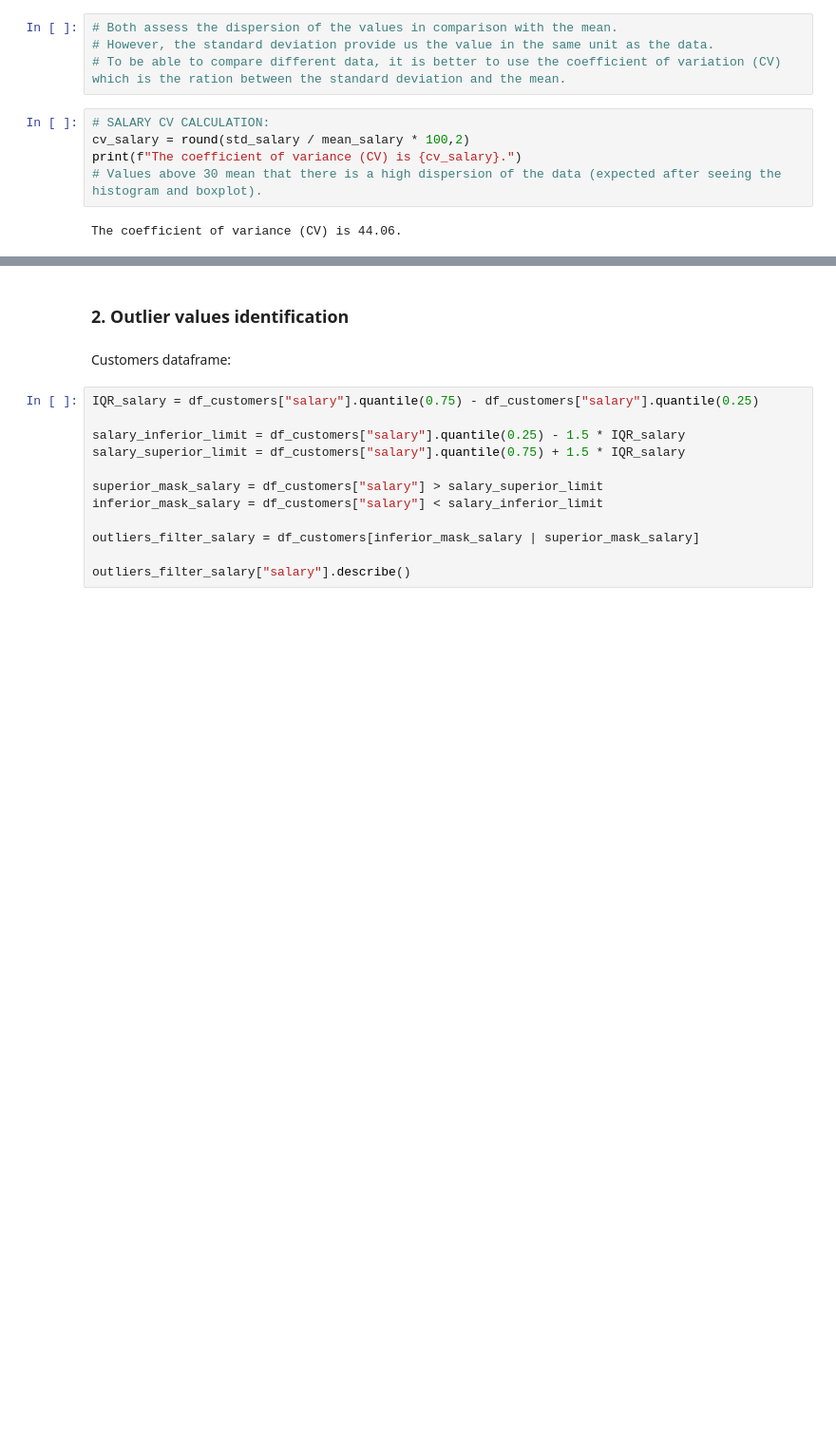
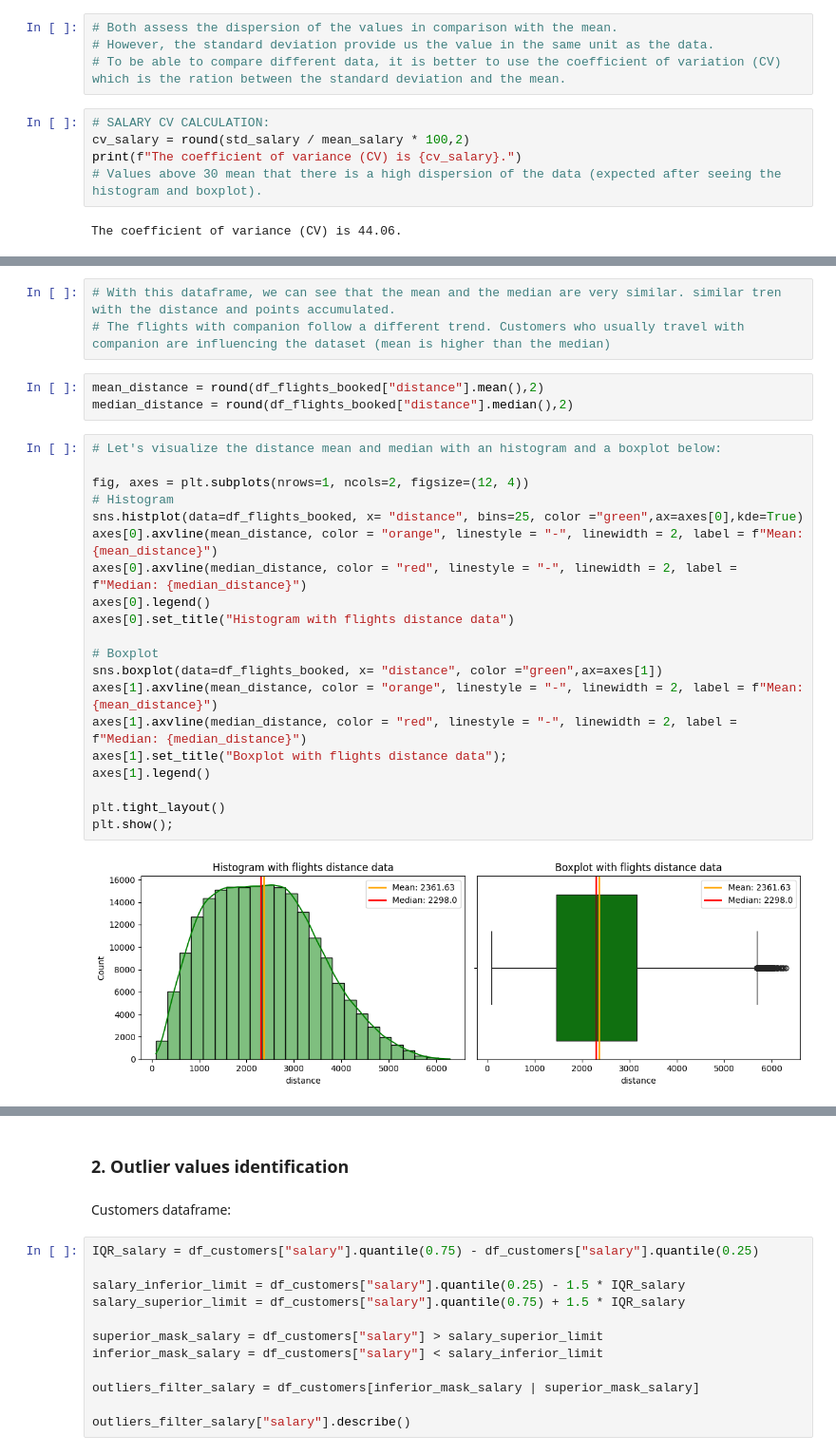
Before and after one commit to Adalab/bda-modulo-3-evaluacion-final-eva5ferrer, a Jupyter notebook: phase-2-statistical-analysis.ipynb, the cells around one changed output, grey strips where cells are left out. Shown at 95% size. Drawn from its saved outputs; the diff is of its cells as text; blank space fills up the shorter version.

```diff
--- a/phase-2-statistical-analysis.ipynb
+++ b/phase-2-statistical-analysis.ipynb
@@ -199,0 +163,28 @@ Index(['loyalty_number', 'year', 'flights_booked', 'flights_with_companions',
+# %%
+# With this dataframe, we can see that the mean and the median are very similar. similar tren with the distance and points accumulated.
+# The flights with companion follow a different trend. Customers who usually travel with companion are influencing the dataset (mean is higher than the median)
+# %%
+mean_distance = round(df_flights_booked["distance"].mean(),2)
+median_distance = round(df_flights_booked["distance"].median(),2)
+# %%
+# Let's visualize the distance mean and median with an histogram and a boxplot below:
+
+fig, axes = plt.subplots(nrows=1, ncols=2, figsize=(12, 4))
+# Histogram
+sns.histplot(data=df_flights_booked, x= "distance", bins=25, color ="green",ax=axes[0],kde=True)
+axes[0].axvline(mean_distance, color = "orange", linestyle = "-", linewidth = 2, label = f"Mean: {mean_distance}")
+axes[0].axvline(median_distance, color = "red", linestyle = "-", linewidth = 2, label = f"Median: {median_distance}")
+axes[0].legend()
+axes[0].set_title("Histogram with flights distance data")
+
+# Boxplot
+sns.boxplot(data=df_flights_booked, x= "distance", color ="green",ax=axes[1])
+axes[1].axvline(mean_distance, color = "orange", linestyle = "-", linewidth = 2, label = f"Mean: {mean_distance}")
+axes[1].axvline(median_distance, color = "red", linestyle = "-", linewidth = 2, label = f"Median: {median_distance}")
+axes[1].set_title("Boxplot with flights distance data");
+axes[1].legend()
+
+plt.tight_layout()
+plt.show();
+# %% [output]
+[figure, added]
```
Also changed, not shown: parts of 47 cells of this notebook, 7 other files.
